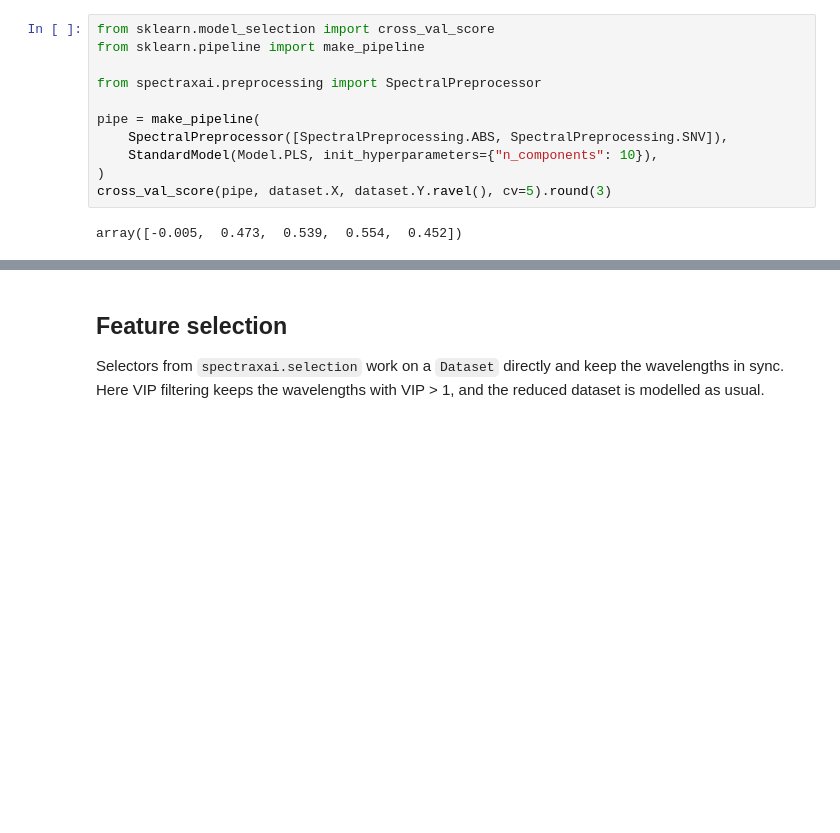
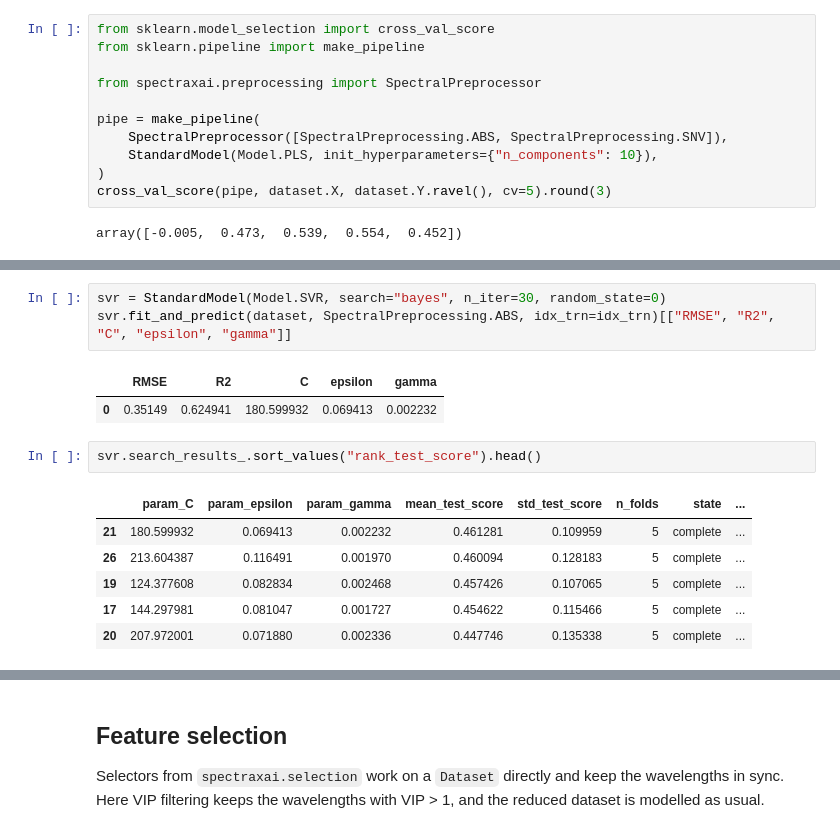
Before and after one commit to tsakiridis/spectra-xai, a Jupyter notebook: examples/modelExamples.ipynb, the cells around one changed output, grey strips where cells are left out. Drawn from its saved outputs; the diff is of its cells as text; blank space fills up the shorter version.

```diff
--- a/examples/modelExamples.ipynb
+++ b/examples/modelExamples.ipynb
@@ -174,0 +179,15 @@ array([-0.005,  0.473,  0.539,  0.554,  0.452])
+# %%
+svr = StandardModel(Model.SVR, search="bayes", n_iter=30, random_state=0)
+svr.fit_and_predict(dataset, SpectralPreprocessing.ABS, idx_trn=idx_trn)[["RMSE", "R2", "C", "epsilon", "gamma"]]
+# %% [output]
+|  | RMSE | R2 | C | epsilon | gamma |
+| 0 | 0.35149 | 0.624941 | 180.599932 | 0.069413 | 0.002232 |
+# %%
+svr.search_results_.sort_values("rank_test_score").head()
+# %% [output]
+|  | param_C | param_epsilon | param_gamma | mean_test_score | std_test_score | n_folds | state | ... |
+| 21 | 180.599932 | 0.069413 | 0.002232 | 0.461281 | 0.109959 | 5 | complete | ... |
+| 26 | 213.604387 | 0.116491 | 0.001970 | 0.460094 | 0.128183 | 5 | complete | ... |
+| 19 | 124.377608 | 0.082834 | 0.002468 | 0.457426 | 0.107065 | 5 | complete | ... |
+| 17 | 144.297981 | 0.081047 | 0.001727 | 0.454622 | 0.115466 | 5 | complete | ... |
+| 20 | 207.972001 | 0.071880 | 0.002336 | 0.447746 | 0.135338 | 5 | complete | ... |
```
Also changed, not shown: parts of 6 cells of this notebook, 12 other files.
